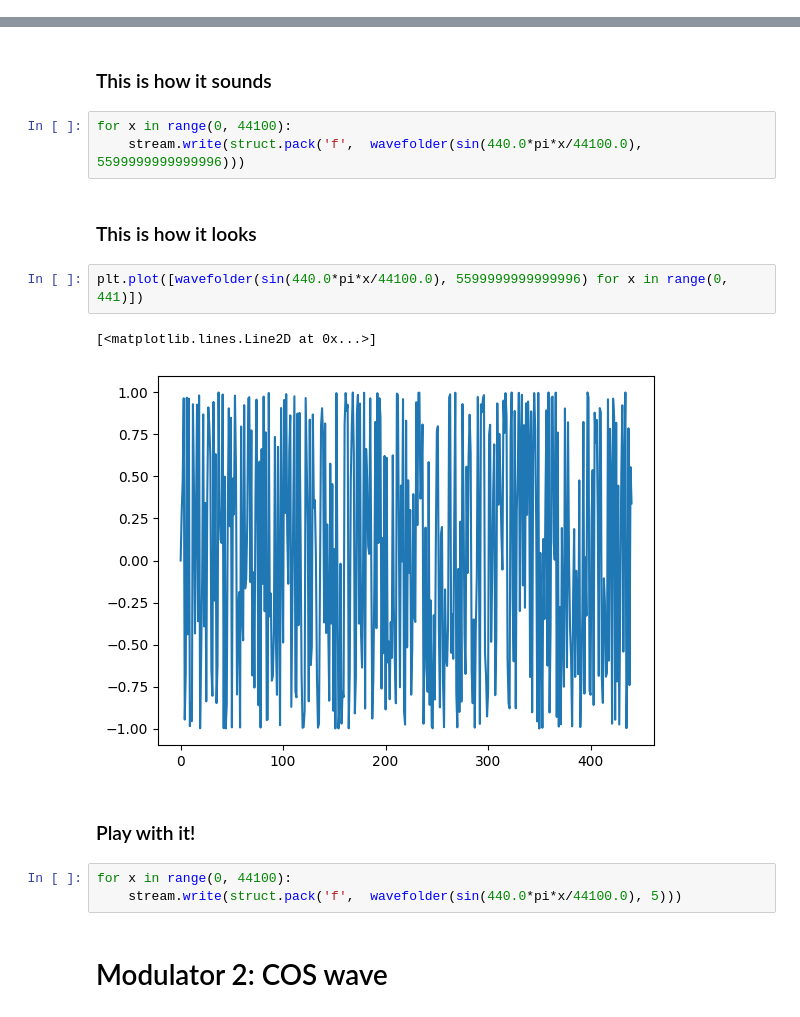
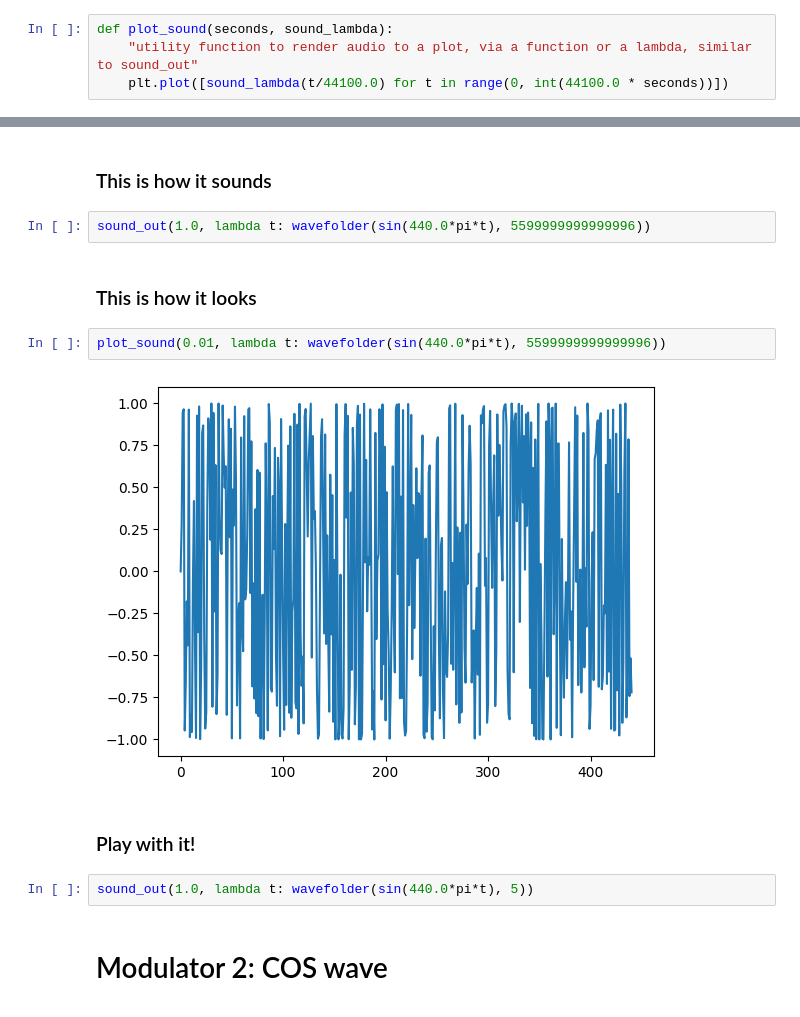
Before and after one commit to akinml/buchla, a Jupyter notebook: sound_modulation.ipynb, the cells around one changed output, grey strips where cells are left out. Drawn from its saved outputs; the diff is of its cells as text.

Commit message:
Adding extra oscillators, some utility functions

```diff
--- a/sound_modulation.ipynb
+++ b/sound_modulation.ipynb
@@ -39,3 +32,7 @@ stream = p.open(channels = 1, rate = 44100, output = True, format = pyaudio.paFl
+# %%
+def plot_sound(seconds, sound_lambda):
+    "utility function to render audio to a plot, via a function or a lambda, similar to sound_out"
+    plt.plot([sound_lambda(t/44100.0) for t in range(0, int(44100.0 * seconds))])
 # %% [markdown]
 ## Create the first sound
 # %%
@@ -54,20 +49,17 @@ def wavefolder(wave, folds):
 # %% [markdown]
 ### This is how it sounds
 # %%
-for x in range(0, 44100):
-    stream.write(struct.pack('f',  wavefolder(sin(440.0*pi*x/44100.0), 5599999999999996)))
+sound_out(1.0, lambda t: wavefolder(sin(440.0*pi*t), 5599999999999996))
 # %% [markdown]
 ### This is how it looks
 # %%
-plt.plot([wavefolder(sin(440.0*pi*x/44100.0), 5599999999999996) for x in range(0, 441)])
+plot_sound(0.01, lambda t: wavefolder(sin(440.0*pi*t), 5599999999999996))
 # %% [output]
-[<matplotlib.lines.Line2D at 0x...>]
-[figure, old version]
+[figure, new version]
 # %% [markdown]
 ### Play with it!
 # %%
-for x in range(0, 44100):
-    stream.write(struct.pack('f',  wavefolder(sin(440.0*pi*x/44100.0), 5)))
+sound_out(1.0, lambda t: wavefolder(sin(440.0*pi*t), 5))
 # %% [markdown]
 # Modulator 2: COS wave
 # %%
```
Also changed, not shown: parts of 77 cells of this notebook.
